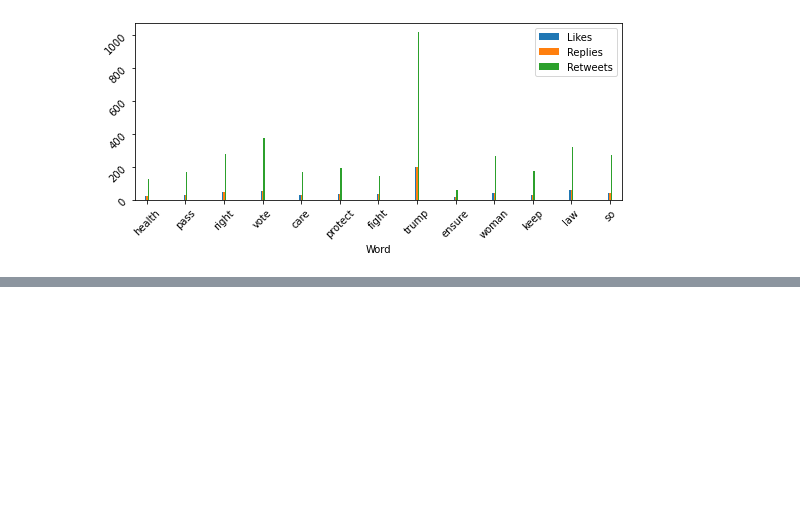
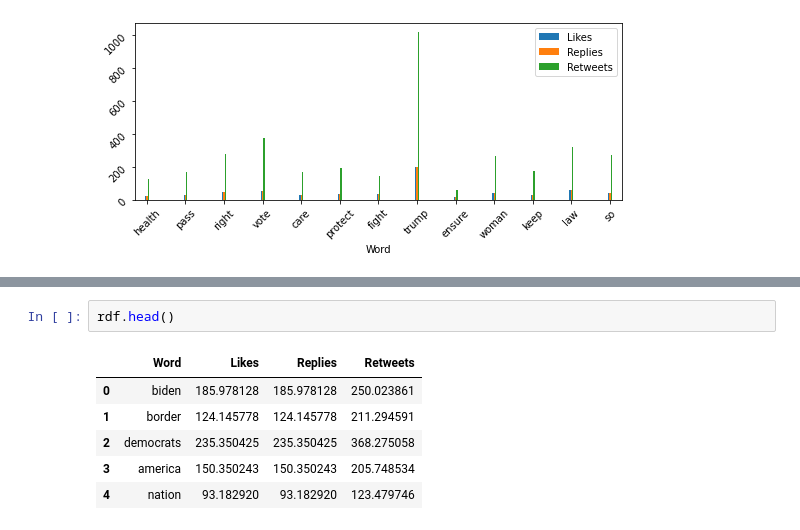
Before and after one commit to maiahalle/DS105-Project, a Jupyter notebook: Starting_over.ipynb, the cells around one changed output, grey strips where cells are left out. Saved outputs shown, nothing was run; the diff lists cells and outputs as text; blank space fills up the shorter version.

```diff
--- a/Starting_over.ipynb
+++ b/Starting_over.ipynb
@@ -761,0 +771,9 @@ plt.show()
+# %%
+rdf.head()
+# %% [output]
+|  | Word | Likes | Replies | Retweets |
+| 0 | biden | 185.978128 | 185.978128 | 250.023861 |
+| 1 | border | 124.145778 | 124.145778 | 211.294591 |
+| 2 | democrats | 235.350425 | 235.350425 | 368.275058 |
+| 3 | america | 150.350243 | 150.350243 | 205.748534 |
+| 4 | nation | 93.182920 | 93.182920 | 123.479746 |
```
Also changed, not shown: parts of 38 cells of this notebook, 1 other file.
